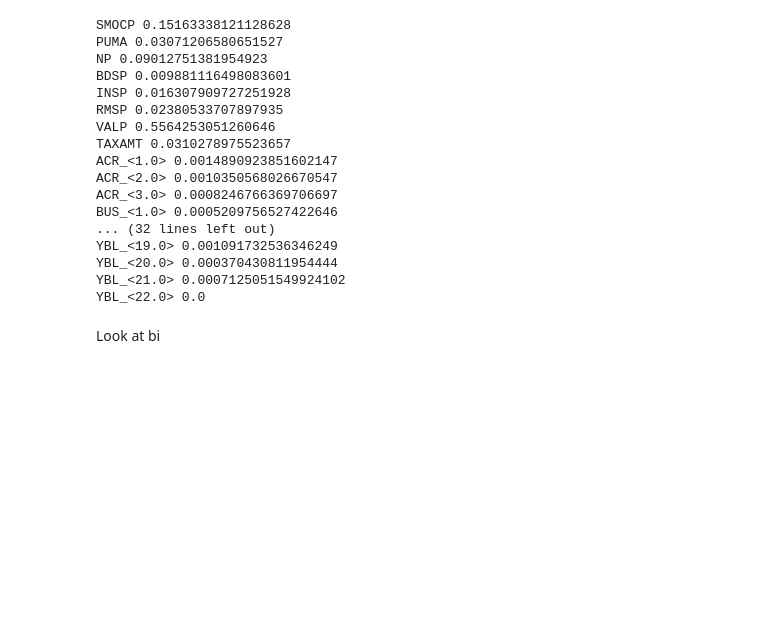
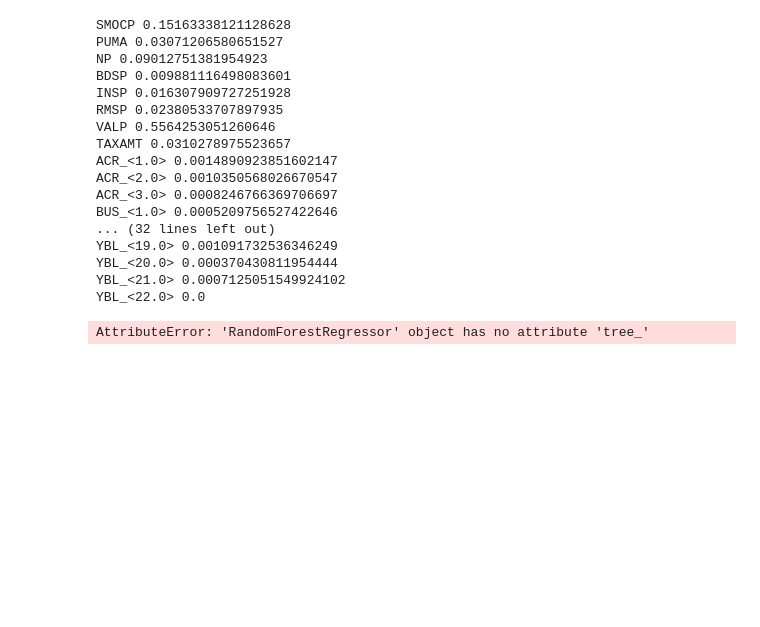
Before and after one commit to JohnhoyStephens/Capstone, a Jupyter notebook: Notebooks/Explortatory/Random_forest_regressor.ipynb, the cells around one changed output. Cells and saved outputs as stored; diff of their text form; code cells hidden in the pictures; blank space fills up the shorter version.

```diff
--- a/Notebooks/Explortatory/Random_forest_regressor.ipynb
+++ b/Notebooks/Explortatory/Random_forest_regressor.ipynb
@@ -72,8 +88,8 @@ from sklearn.model_selection import GridSearchCV
 # %%
 rfr4=RandomForestRegressor()
 # %%
-base_param_grid={"max_depth":[2,5,10],"n_estimators":[5,10,100],"min_samples_split":[2,3,4,5]}
+base_param_grid={"max_depth":[2,5,7,10,12,14,16,18,20],"n_estimators":[5,10,100,200,300,400,500],"min_samples_split":[2,4,6,8,10]}
 # %%
 gs_rfr=GridSearchCV(estimator = rfr4, param_grid=base_param_grid,cv=3)
 # %%
-gs_rfr.fit(X_t,y_t)
+gs_rfr.fit(X_train,y_train)
@@ -81,0 +104,4 @@ gs_rfr.best_params_
+# %%
+rfr5=RandomForestRegressor(max_depth=10, min_samples_split=2, n_estimators=100)
+# %%
+rfr5.fit(X_train,y_train)
@@ -115,5 +147,9 @@ YBL_<19.0> 0.001091732536346249
 YBL_<20.0> 0.000370430811954444
 YBL_<21.0> 0.0007125051549924102
 YBL_<22.0> 0.0
-# %% [markdown]
-Look at bi
+# %%
+plt.figure(figsize=(25,10))
+p=plot_tree(rfr,feature_names=X_train.columns,filled=True,rounded=True, fontsize=14)
+# %% [output]
+AttributeError: 'RandomForestRegressor' object has no attribute 'tree_'
+[figure, added]
```
Also changed, not shown: parts of 14 cells of this notebook, 8 other files.
